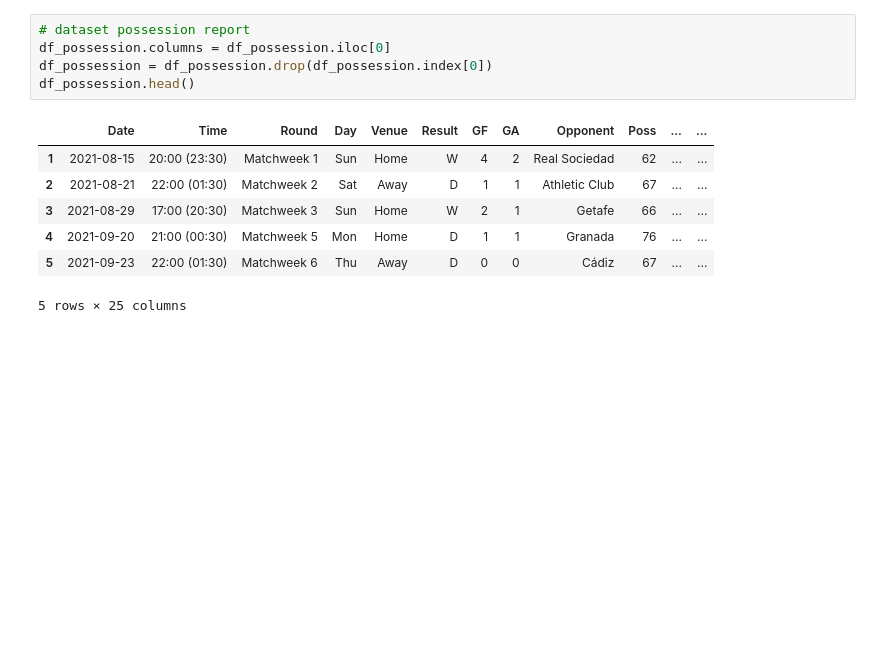
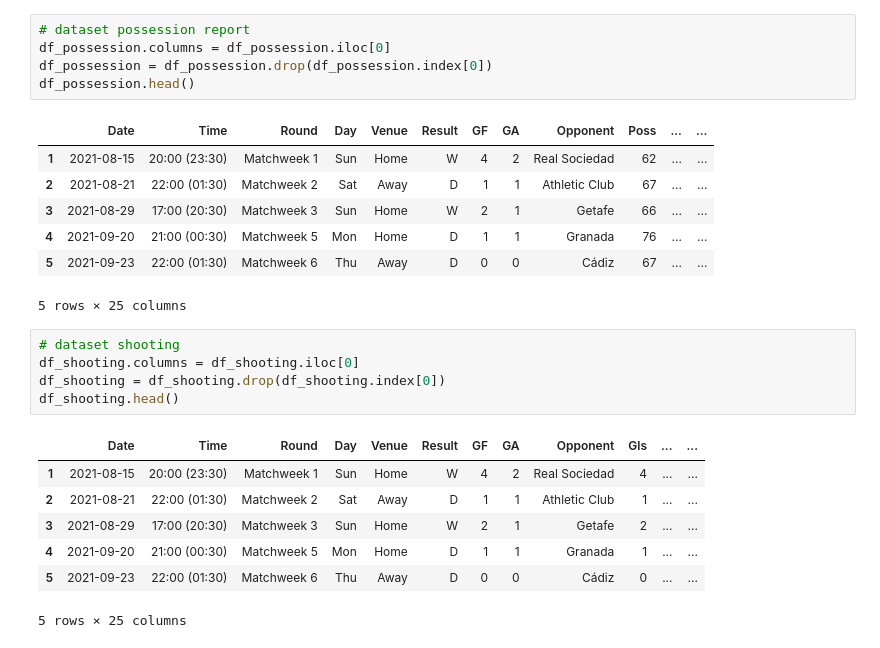
Before and after one commit to Shado2107/barcelona2122, a Jupyter notebook: notebook.ipynb, the cells around one changed output. Saved outputs shown, nothing was run; the diff lists cells and outputs as text; blank space fills up the shorter version.

Commit message:
goal and shooting

```diff
--- a/notebook.ipynb
+++ b/notebook.ipynb
@@ -39,3 +42,16 @@ df_possession.head()
 | 4 | 2021-09-20 | 21:00 (00:30) | Matchweek 5 | Mon | Home | D | 1 | 1 | Granada | 76 | ... | ... |
 | 5 | 2021-09-23 | 22:00 (01:30) | Matchweek 6 | Thu | Away | D | 0 | 0 | Cádiz | 67 | ... | ... |
 5 rows × 25 columns
+# %%
+# dataset shooting
+df_shooting.columns = df_shooting.iloc[0]
+df_shooting = df_shooting.drop(df_shooting.index[0])
+df_shooting.head()
+# %% [output]
+|  | Date | Time | Round | Day | Venue | Result | GF | GA | Opponent | Gls | ... | ... |
+| 1 | 2021-08-15 | 20:00 (23:30) | Matchweek 1 | Sun | Home | W | 4 | 2 | Real Sociedad | 4 | ... | ... |
+| 2 | 2021-08-21 | 22:00 (01:30) | Matchweek 2 | Sat | Away | D | 1 | 1 | Athletic Club | 1 | ... | ... |
+| 3 | 2021-08-29 | 17:00 (20:30) | Matchweek 3 | Sun | Home | W | 2 | 1 | Getafe | 2 | ... | ... |
+| 4 | 2021-09-20 | 21:00 (00:30) | Matchweek 5 | Mon | Home | D | 1 | 1 | Granada | 1 | ... | ... |
+| 5 | 2021-09-23 | 22:00 (01:30) | Matchweek 6 | Thu | Away | D | 0 | 0 | Cádiz | 0 | ... | ... |
+5 rows × 25 columns
```
Also changed, not shown: parts of 10 cells of this notebook.
